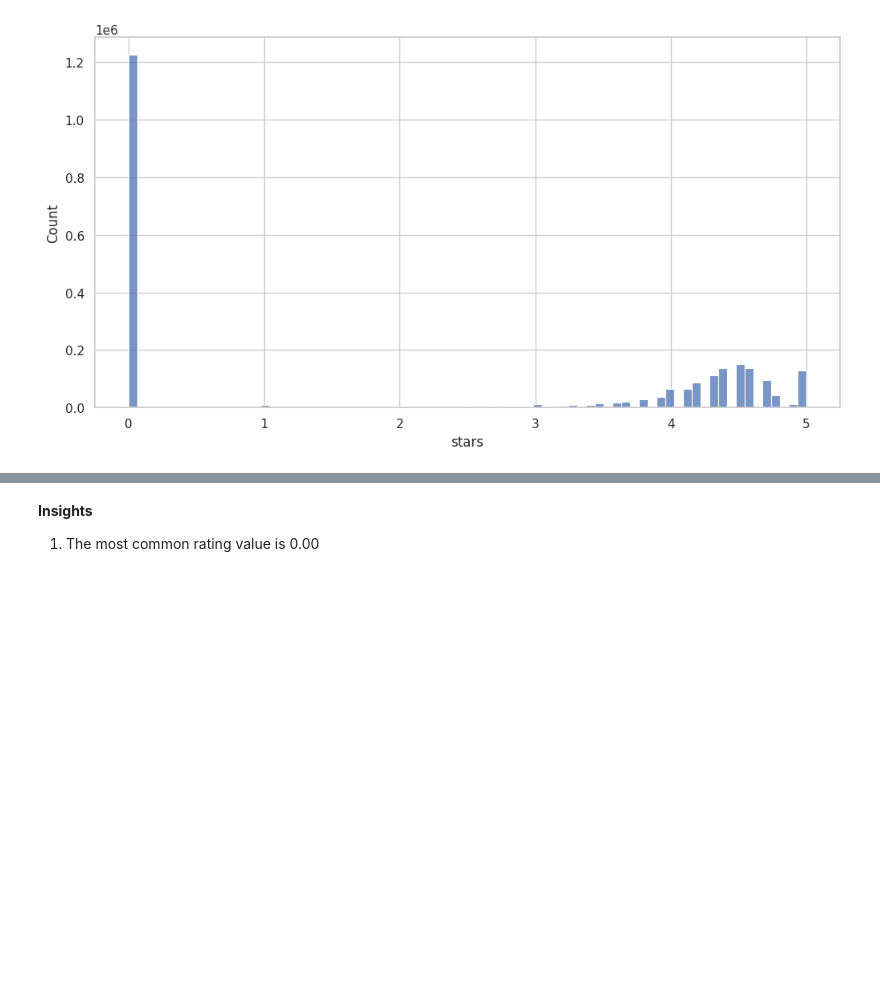
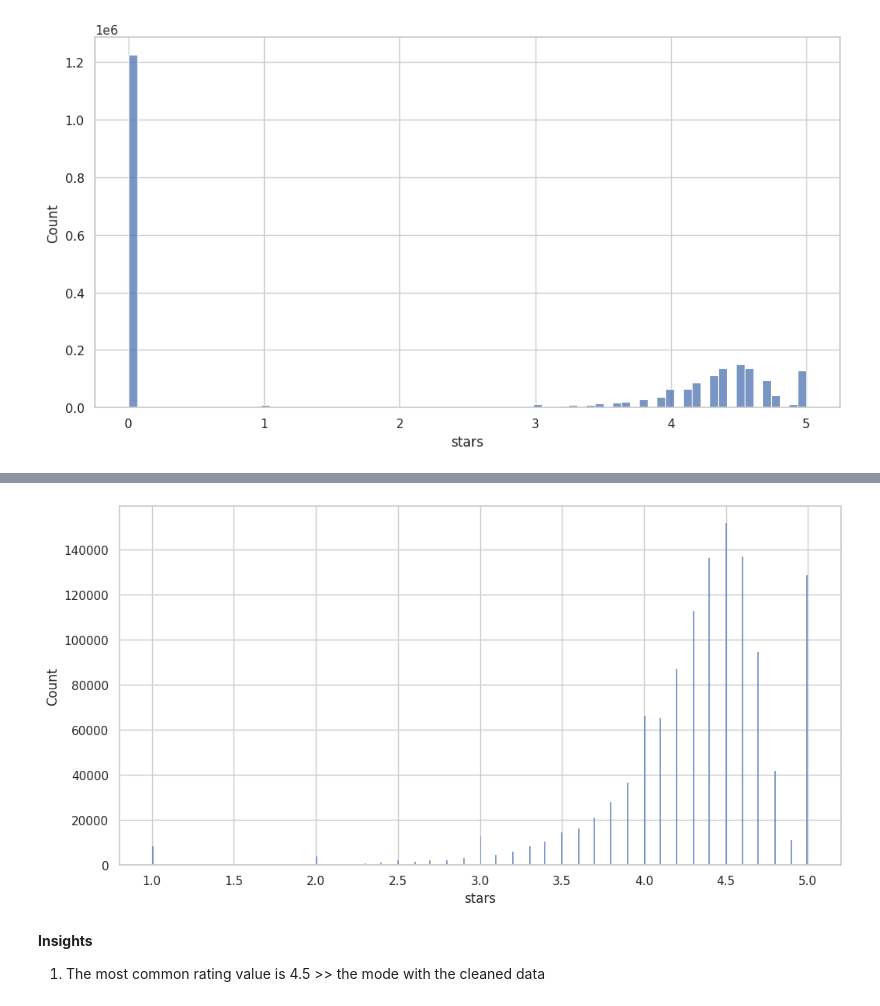
Before and after one commit to data-bootcamp-v4/lab-eda-univariate, a Jupyter notebook: EDA_univariate_analysis_EC.ipynb, the cells around one changed output, grey strips where cells are left out. Cells and saved outputs as stored; diff of their text form; code cells hidden in the pictures; blank space fills up the shorter version.

```diff
--- a/EDA_univariate_analysis_EC.ipynb
+++ b/EDA_univariate_analysis_EC.ipynb
@@ -415,0 +356,12 @@ array([4.7, 4.6, 4.5, 4.8, 0. , 4.4, 4.3, 4.1, 4.9, 5. , 3.8, 3.6, 4. ,
+# %%
+aws_products_withRatings = aws_products[aws_products.stars != float(0)]
+
+
+### Measure the centrality ###
+avg_rating = float(aws_products_withRatings['stars'].mean())
+median_rating = float(aws_products_withRatings['stars'].median())
+mode_rating = float(aws_products_withRatings['stars'].mode())
+
+print('The average rating value of the products is {:.2f}'.format(avg_rating))
+print('The median rating value of the products is {:.2f}'.format(median_rating))
+print('The mode rating value of the products is {:.2f}'.format(mode_rating))
@@ -534,3 +510,8 @@ aws_products
+# %%
+sns.histplot(aws_products_withRatings.stars, bins="auto") ##, kde=True
+plt.show()
+# %% [output]
+[figure, added]
 # %% [markdown]
 **Insights**
-1. The most common rating value is 0.00
+1. The most common rating value is 4.5 >> the mode with the cleaned data
```
Also changed, not shown: parts of 33 cells of this notebook.
